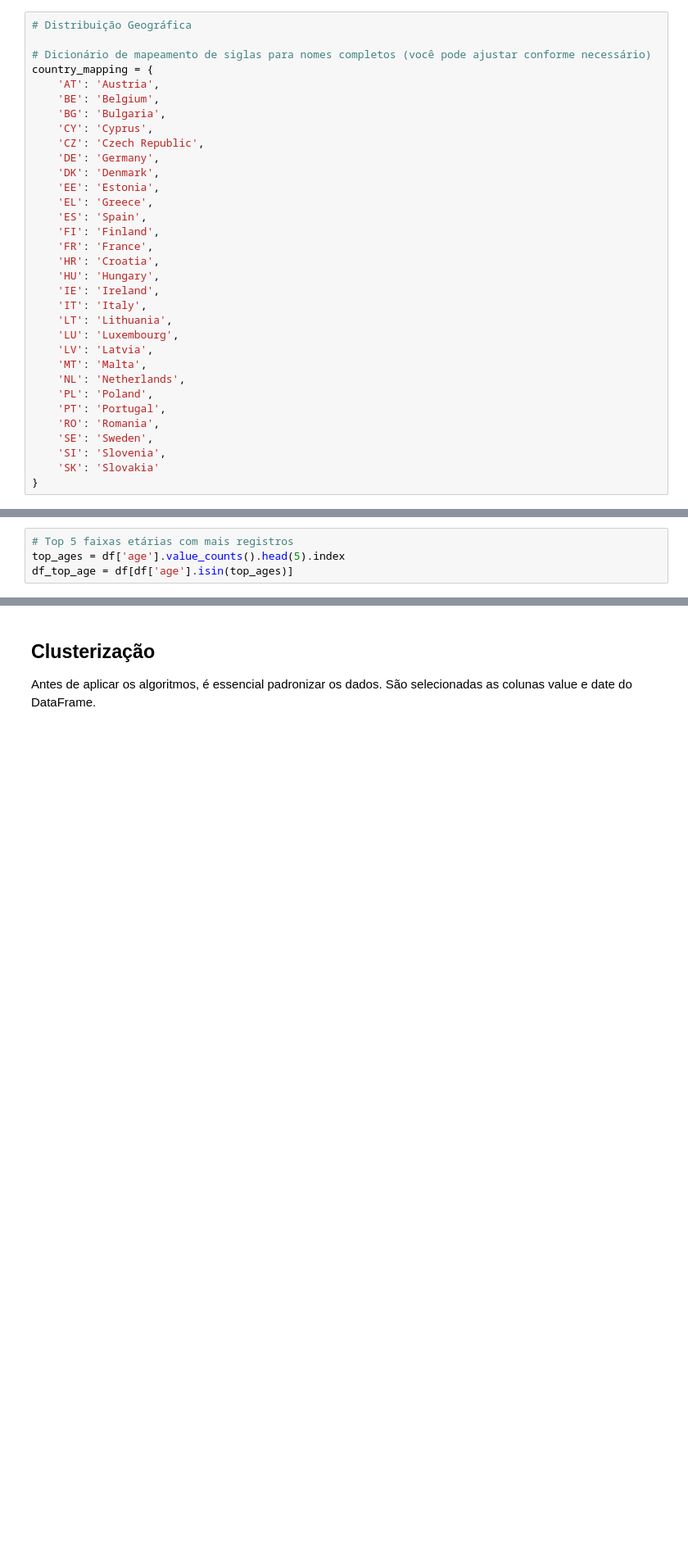
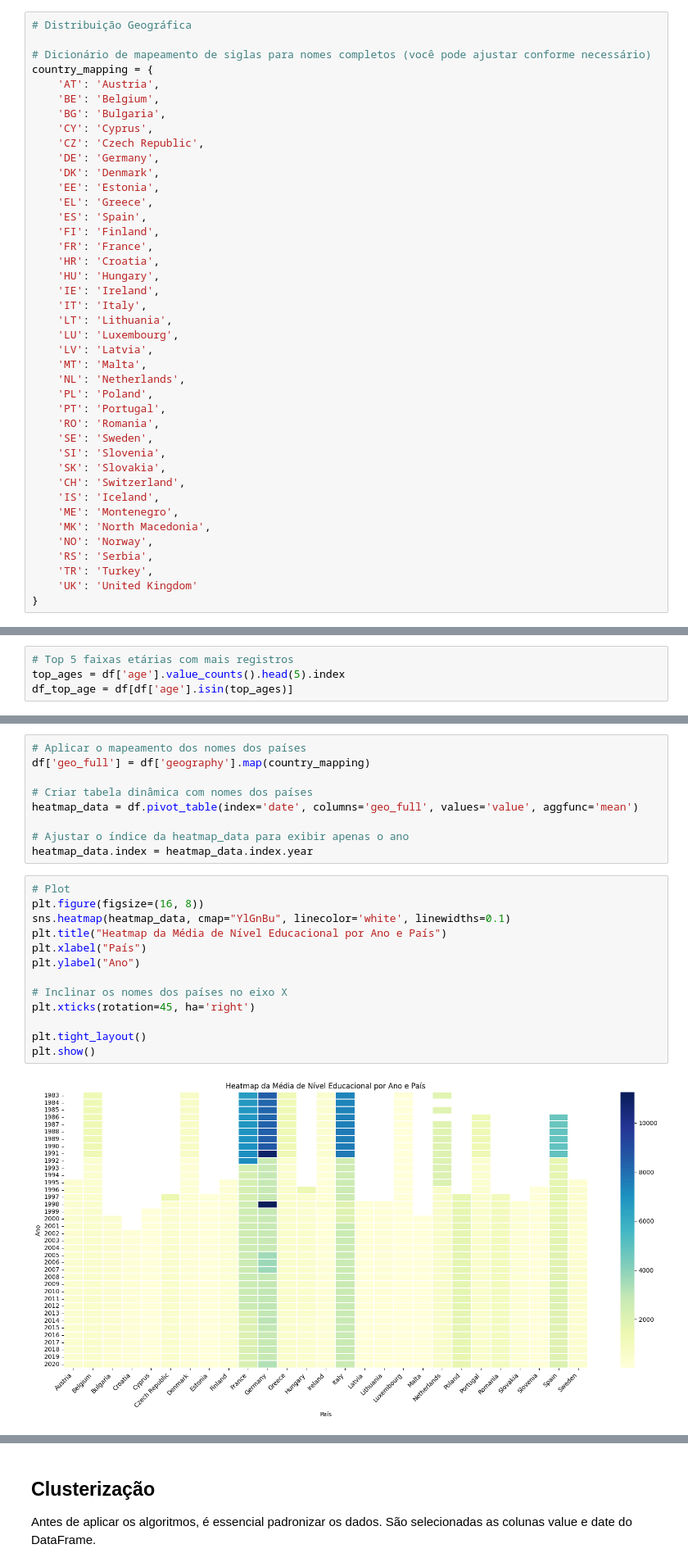
Before and after one commit to FelipeSteudel/Felipe_Steudel-CA1-ML_for_Business, a Jupyter notebook: Felipe Steudel - CA1 - Machine Learning for Business.ipynb, the cells around one changed output, grey strips where cells are left out. Shown at 82% size. Drawn from its saved outputs; the diff is of its cells as text; blank space fills up the shorter version.

```diff
--- a/Felipe Steudel - CA1 - Machine Learning for Business.ipynb
+++ b/Felipe Steudel - CA1 - Machine Learning for Business.ipynb
@@ -239,7 +241,15 @@ country_mapping = {
     'RO': 'Romania',
     'SE': 'Sweden',
     'SI': 'Slovenia',
-    'SK': 'Slovakia'
+    'SK': 'Slovakia',
+    'CH': 'Switzerland',
+    'IS': 'Iceland',
+    'ME': 'Montenegro',
+    'MK': 'North Macedonia',
+    'NO': 'Norway',
+    'RS': 'Serbia',
+    'TR': 'Turkey',
+    'UK': 'United Kingdom'
 }
 # %%
 # Calcular a média de escolaridade por país
@@ -382,0 +395,24 @@ plt.show()
+# %%
+# Aplicar o mapeamento dos nomes dos países
+df['geo_full'] = df['geography'].map(country_mapping)
+
+# Criar tabela dinâmica com nomes dos países
+heatmap_data = df.pivot_table(index='date', columns='geo_full', values='value', aggfunc='mean')
+
+# Ajustar o índice da heatmap_data para exibir apenas o ano
+heatmap_data.index = heatmap_data.index.year
+# %%
+# Plot
+plt.figure(figsize=(16, 8))
+sns.heatmap(heatmap_data, cmap="YlGnBu", linecolor='white', linewidths=0.1)
+plt.title("Heatmap da Média de Nível Educacional por Ano e País")
+plt.xlabel("País")
+plt.ylabel("Ano")
+
+# Inclinar os nomes dos países no eixo X
+plt.xticks(rotation=45, ha='right')
+
+plt.tight_layout()
+plt.show()
+# %% [output]
+[figure, added]
```
Also changed, not shown: parts of 8 cells of this notebook.
